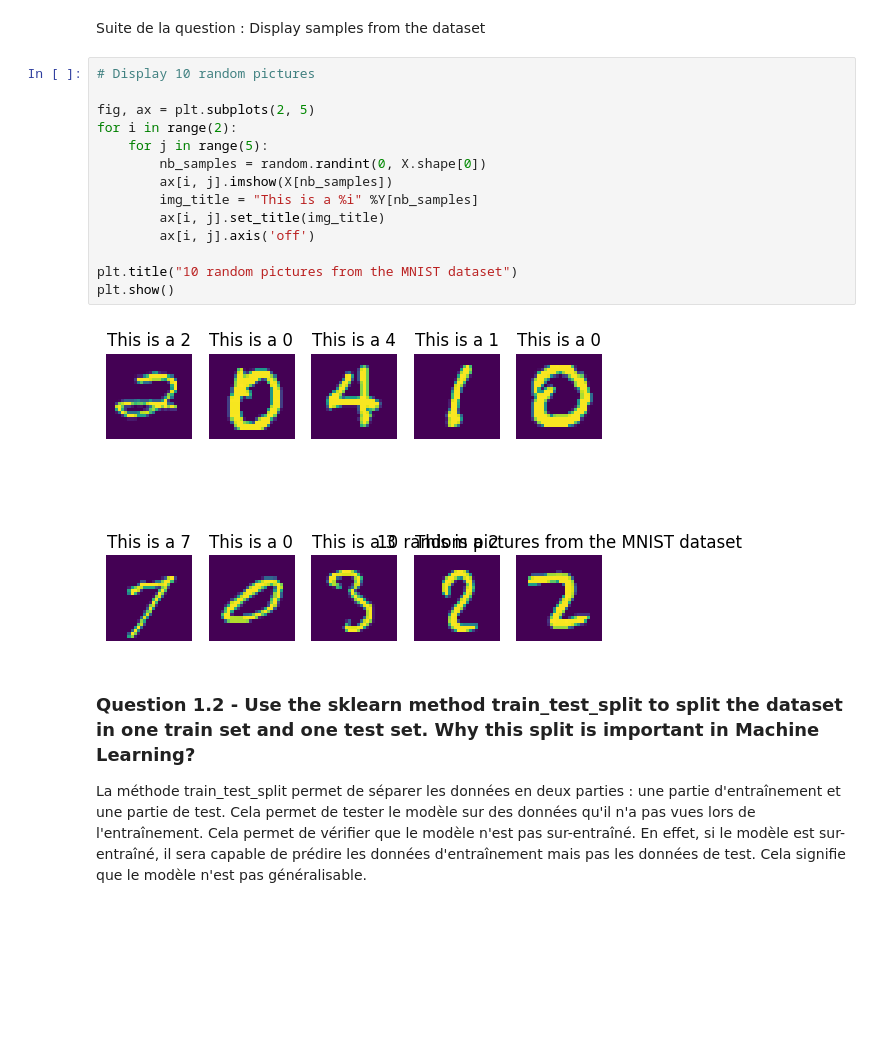
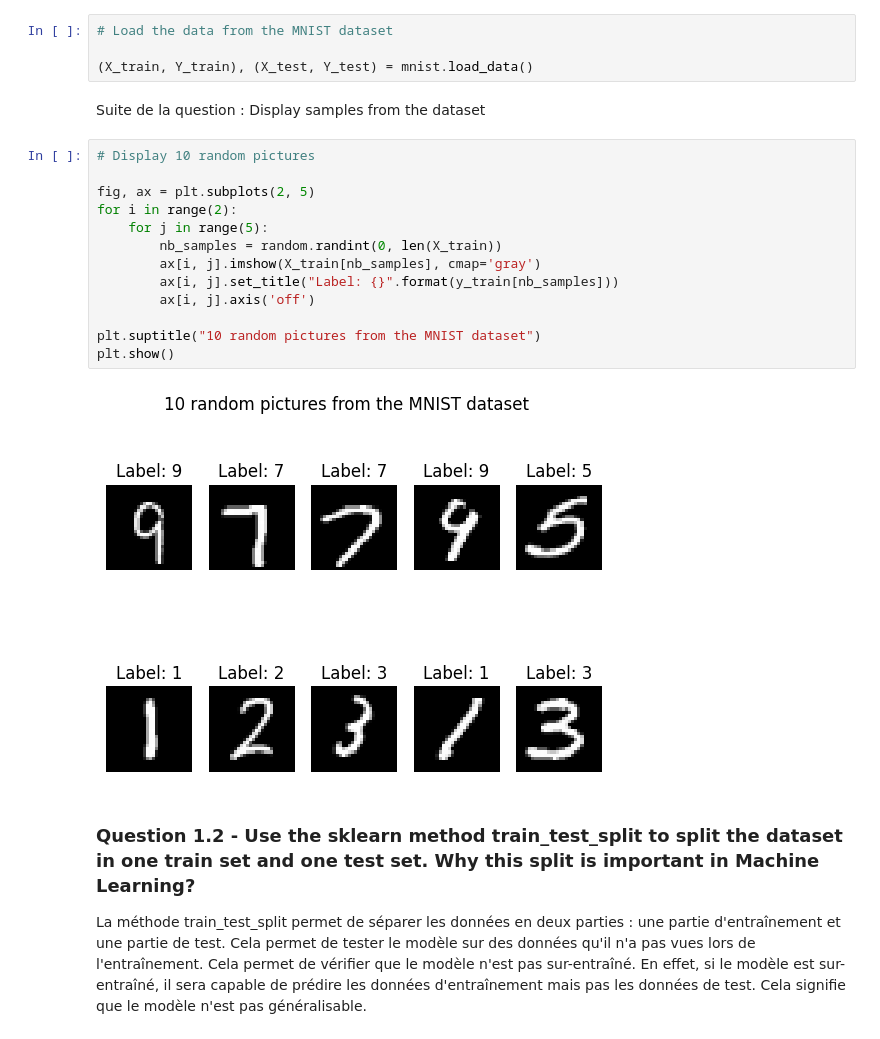
Before and after one commit to CharrierTim/Machine-Learning, a Jupyter notebook: TD1/The datasets MNIST.ipynb, the cells around one changed output. Drawn from its saved outputs; the diff is of its cells as text; blank space fills up the shorter version.

```diff
--- a/TD1/The datasets MNIST.ipynb
+++ b/TD1/The datasets MNIST.ipynb
@@ -30,21 +31,24 @@ Y.shape =  (70000,)
+# %%
+# Load the data from the MNIST dataset
+
+(X_train, Y_train), (X_test, Y_test) = mnist.load_data()
 # %% [markdown]
 Suite de la question : Display samples from the dataset
 # %%
 # Display 10 random pictures
 
 fig, ax = plt.subplots(2, 5)
 for i in range(2):
     for j in range(5):
-        nb_samples = random.randint(0, X.shape[0])
-        ax[i, j].imshow(X[nb_samples])
-        img_title = "This is a %i" %Y[nb_samples]
-        ax[i, j].set_title(img_title)
+        nb_samples = random.randint(0, len(X_train))
+        ax[i, j].imshow(X_train[nb_samples], cmap='gray')
+        ax[i, j].set_title("Label: {}".format(y_train[nb_samples]))
         ax[i, j].axis('off')
 
-plt.title("10 random pictures from the MNIST dataset")
+plt.suptitle("10 random pictures from the MNIST dataset")
 plt.show()
 # %% [output]
-[figure, old version]
+[figure, new version]
 # %% [markdown]
 ### Question 1.2 - Use the sklearn method train_test_split to split the dataset in one train set and one test set. Why this split is important in Machine Learning?
 
```
Also changed, not shown: parts of 12 cells of this notebook.
